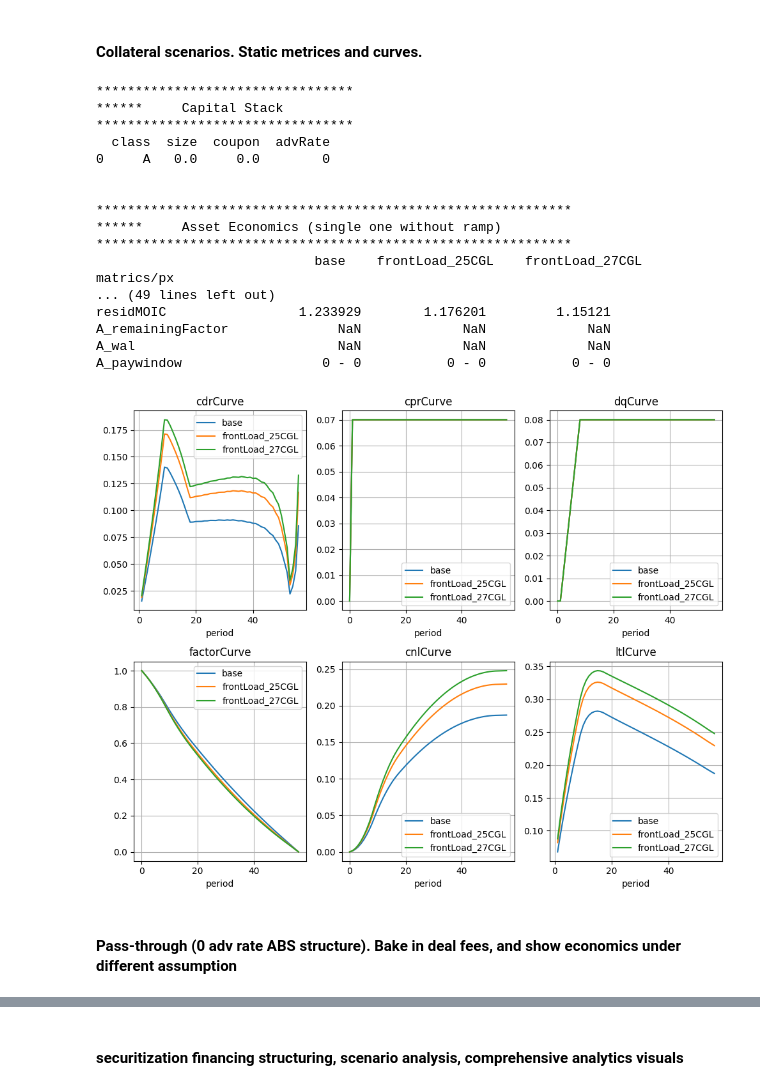
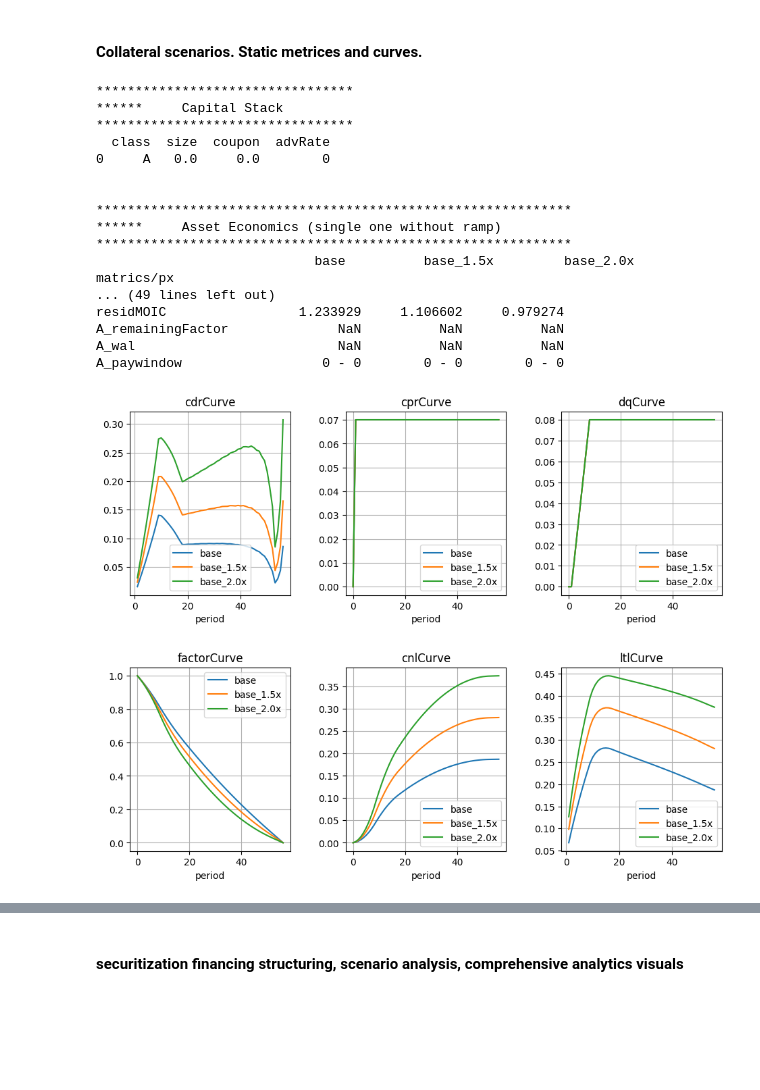
Before and after one commit to Lab450North/StructuringTool, a Jupyter notebook: SPCashflowModeling/SPCFPresentation.ipynb, the cells around one changed output, grey strips where cells are left out. Drawn from its saved outputs; the diff is of its cells as text; code cells hidden in the pictures; blank space fills up the shorter version.

```diff
--- a/SPCashflowModeling/SPCFPresentation.ipynb
+++ b/SPCashflowModeling/SPCFPresentation.ipynb
@@ -83,38 +93,35 @@ analytics.plotRampCurves()
 # %% [markdown]
 #### Collateral scenarios. Static metrices and curves.
 # %%
-deal1 = DealManager(dealName = "plainCollateralDeal",
+collateralDeal2 = DealManager(dealName = "consumerCollateralDeal",
                     dealDescriptive = {"dealSubsector":"consumer loan",
                                        "dealSector":"Consumer",
-                                       "assetOriginator":"SuperLoan"
+                                       "assetOriginator":"Upstart"
                         },
                     dealMisc = {"upfrontFees": 1e6},
                     assetScenarios = {"base": AssetStore.ASSETSTORE['consumerLoanUpstart2302']},
                     )
-deal1.copyAssetWithNewAssumption("base", "frontLoad_25CGL", {"totalDefault": 0.25})
-deal1.copyAssetWithNewAssumption("base", "frontLoad_27CGL", {"totalDefault": 0.27})
+
+collateralDeal2.addSeriesDefaultScenario(startingMultiple=1.5, endingMultiple=2.0, step=0.5, baseScenario="base")
+analytics = DealAnalytics(collateralDeal2)
+analytics.presentDeal()
+analytics.plotCollateralCurves()
+# %% [output]
+*********************************
+******     Capital Stack
+*********************************
+  class  size  coupon  advRate
+0     A   0.0     0.0        0
+
+
+*************************************************************
+******     Asset Economics (single one without ramp)
+*************************************************************
+                            base          base_1.5x         base_2.0x
+matrics/px
+... (49 lines left out)
+residMOIC                 1.233929     1.106602     0.979274
+A_remainingFactor              NaN          NaN          NaN
+A_wal                          NaN          NaN          NaN
+A_paywindow                  0 - 0        0 - 0        0 - 0
+[figure, added]
-# %%
-analytics = DealAnalytics(deal1)
-analytics.presentDeal()
-analytics.plotCollateralCurves()
-# %% [output]
-*********************************
-******     Capital Stack
-*********************************
-  class  size  coupon  advRate
-0     A   0.0     0.0        0
-
-
-*************************************************************
-******     Asset Economics (single one without ramp)
-*************************************************************
-                            base    frontLoad_25CGL    frontLoad_27CGL
-matrics/px
-... (49 lines left out)
-residMOIC                 1.233929        1.176201         1.15121
-A_remainingFactor              NaN             NaN             NaN
-A_wal                          NaN             NaN             NaN
-A_paywindow                  0 - 0           0 - 0           0 - 0
-[figure, removed]
-# %% [markdown]
-#### Pass-through (0 adv rate ABS structure). Bake in deal fees, and show economics under different assumption
```
Also changed, not shown: parts of 16 cells of this notebook, 7 other files.
